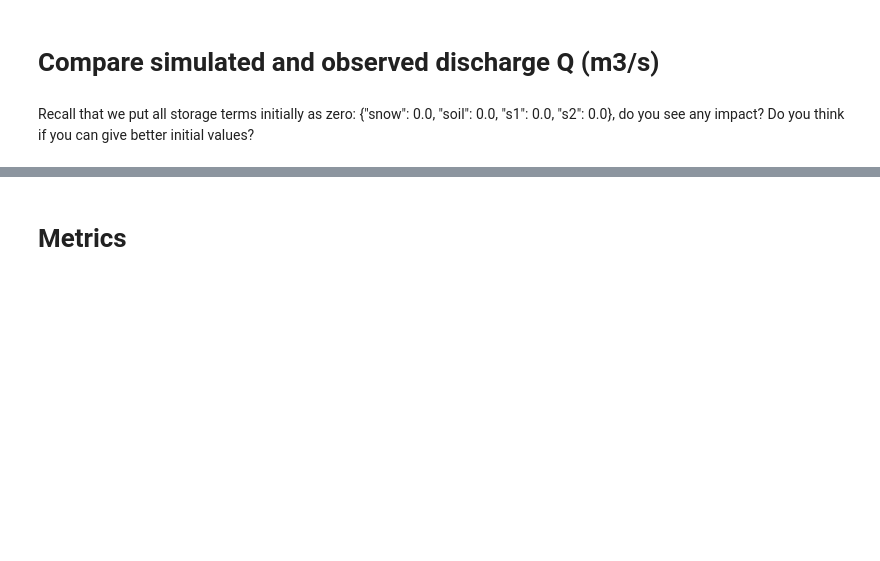
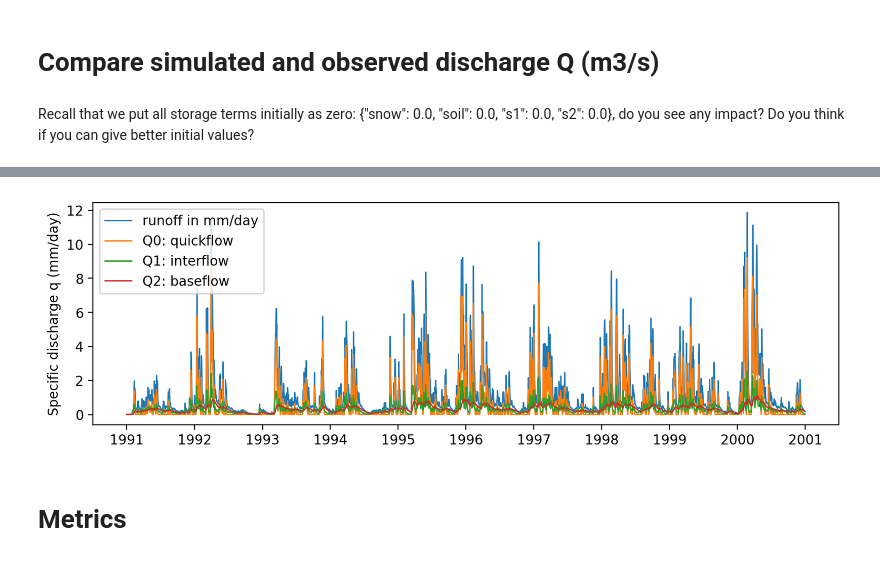
Before and after one commit to lijingwang/hbvpy, a Jupyter notebook: HBV_demo.ipynb, the cells around one changed output, grey strips where cells are left out. Saved outputs shown, nothing was run; the diff lists cells and outputs as text; code cells hidden in the pictures; blank space fills up the shorter version.

```diff
--- a/HBV_demo.ipynb
+++ b/HBV_demo.ipynb
@@ -143,3 +154,17 @@ plt.show()
+# %%
+fig, ax = plt.subplots(figsize=(10, 3))
+ax.plot(results["Time"], results["q_mmday"], lw=1, label = 'runoff in mm/day')
+Q0 = ((results["s1"]-ParamInitial['lthr'])*ParamInitial['k0']).clip(lower=0.0)
+ax.plot(results["Time"], Q0, lw=1, label = 'Q0: quickflow')
+Q1 = results["s1"]*ParamInitial['k1']
+ax.plot(results["Time"], Q1, lw=1, label = 'Q1: interflow')
+Q2 = results["s2"]*ParamInitial['k2']
+ax.plot(results["Time"], Q2, lw=1, label = 'Q2: baseflow')
+ax.legend()
+ax.set_ylabel("Specific discharge q (mm/day)")
+plt.show()
+# %% [output]
+[figure, added]
 # %% [markdown]
 # Metrics
 # %%
```
Also changed, not shown: parts of 4 cells of this notebook.
